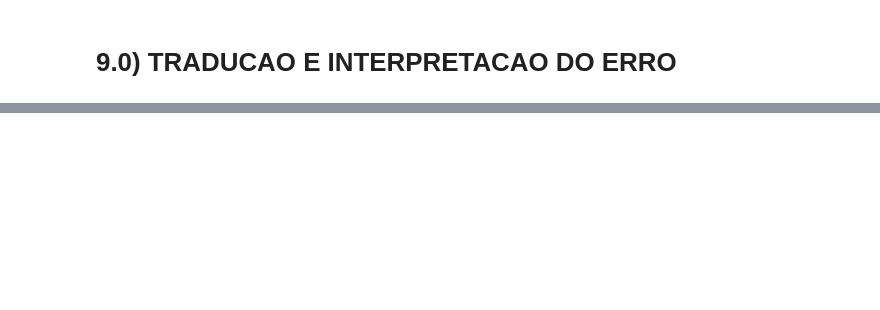
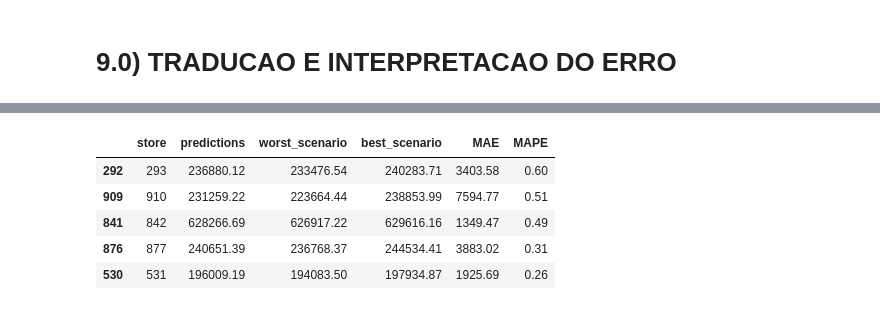
Before and after one commit to GustavoBarros11/rossmann_sales_forecast, a Jupyter notebook: ciclo1_notebook.ipynb, the cells around one changed output, grey strips where cells are left out. Saved outputs shown, nothing was run; the diff lists cells and outputs as text; code cells hidden in the pictures; blank space fills up the shorter version.

```diff
--- a/ciclo1_notebook.ipynb
+++ b/ciclo1_notebook.ipynb
@@ -1039,0 +1103,9 @@ results_final
+# %%
+df9_1.sort_values(by='MAPE', ascending=False).head()
+# %% [output]
+|  | store | predictions | worst_scenario | best_scenario | MAE | MAPE |
+| 292 | 293 | 236880.12 | 233476.54 | 240283.71 | 3403.58 | 0.60 |
+| 909 | 910 | 231259.22 | 223664.44 | 238853.99 | 7594.77 | 0.51 |
+| 841 | 842 | 628266.69 | 626917.22 | 629616.16 | 1349.47 | 0.49 |
+| 876 | 877 | 240651.39 | 236768.37 | 244534.41 | 3883.02 | 0.31 |
+| 530 | 531 | 196009.19 | 194083.50 | 197934.87 | 1925.69 | 0.26 |
```
Also changed, not shown: parts of 46 cells of this notebook, 11 other files.
